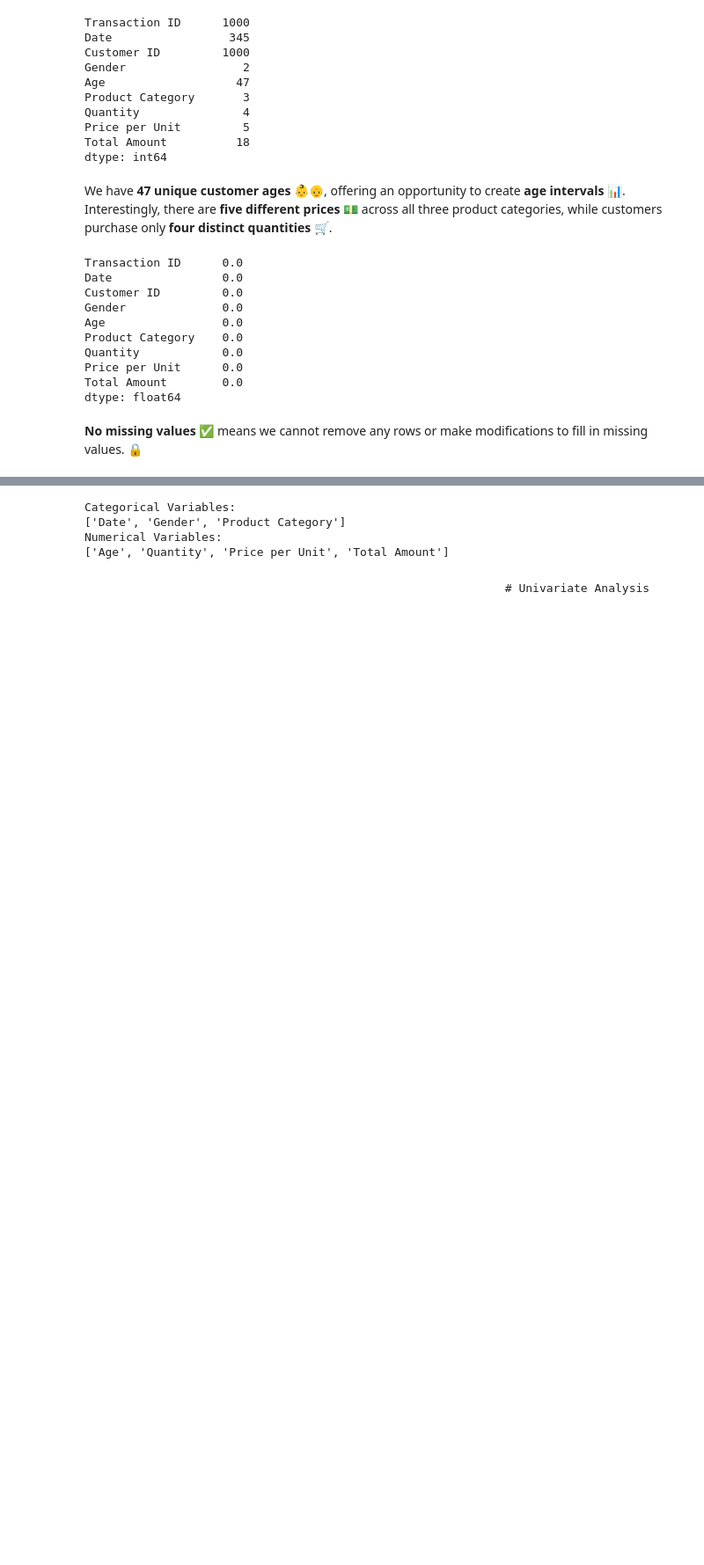
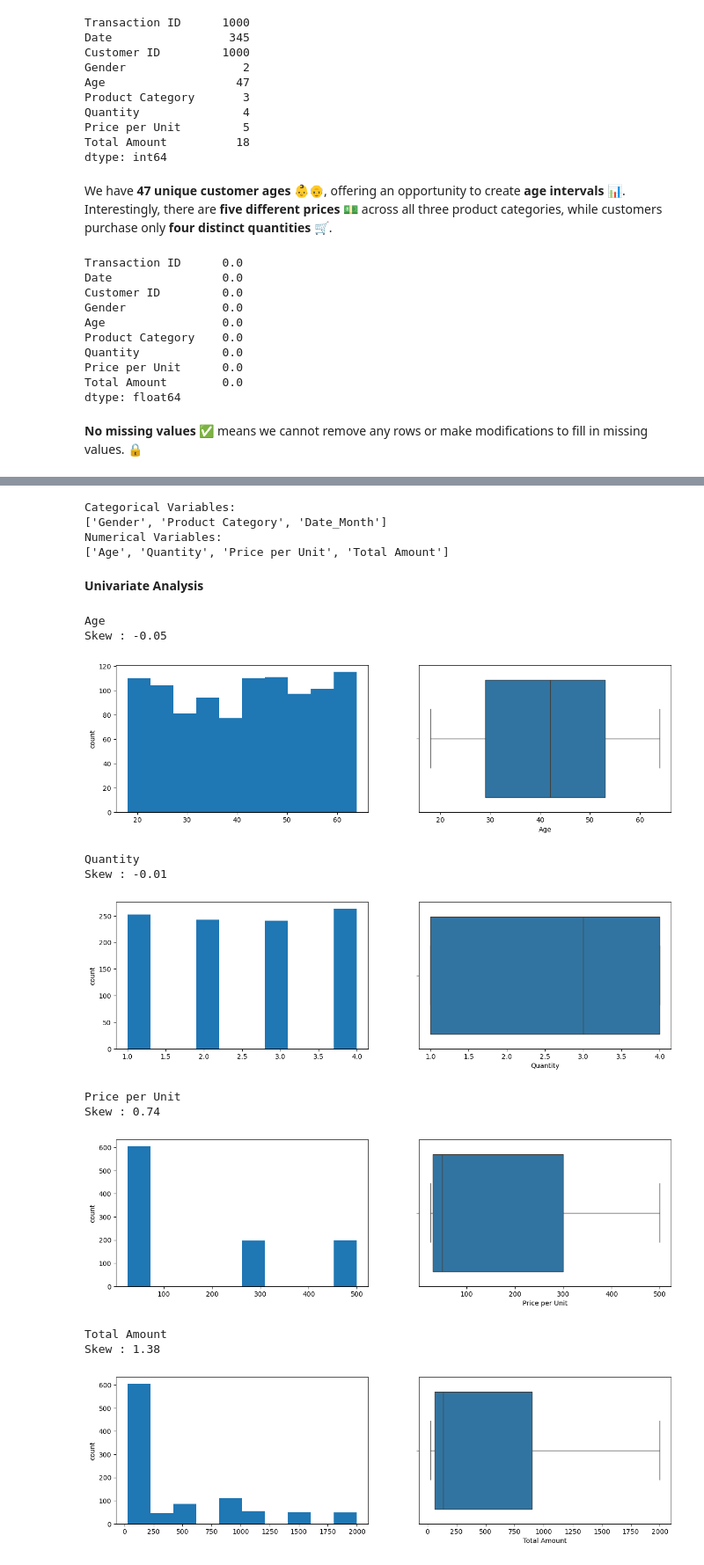
Before and after one commit to Team9DSI/Retail-Sales-and-Customer-Demographics, a Jupyter notebook: data/processed/EDA_Srujana.ipynb, the cells around one changed output, grey strips where cells are left out. Shown at 88% size. Saved outputs shown, nothing was run; the diff lists cells and outputs as text; code cells hidden in the pictures; blank space fills up the shorter version.

Commit message:
univariate analysis done

```diff
--- a/data/processed/EDA_Srujana.ipynb
+++ b/data/processed/EDA_Srujana.ipynb
@@ -100,0 +111,8 @@ dtype: float64
+# %%
+# Convert the 'Date' column to datetime type because "dt" function can only used for datetime type
+retail_data['Date'] = pd.to_datetime(retail_data['Date'])
+
+# Extract the month as text and create a new column 'Date_Month'
+retail_data['Date_Month'] = retail_data['Date'].dt.strftime('%B')
+
+print(retail_data)
@@ -116,8 +152,32 @@ print("Numerical Variables:")
 print(num_cols)
 # %% [output]
 Categorical Variables:
-['Date', 'Gender', 'Product Category']
+['Gender', 'Product Category', 'Date_Month']
 Numerical Variables:
 ['Age', 'Quantity', 'Price per Unit', 'Total Amount']
 # %% [markdown]
-                                                               # Univariate Analysis
+**Univariate Analysis**
+# %%
+for col in num_cols:
+    print(col)
+    print('Skew :', round(retail_data[col].skew(), 2))
+    plt.figure(figsize = (15, 4))
+    plt.subplot(1, 2, 1)
+    retail_data[col].hist(grid=False)
+    plt.ylabel('count')
+    plt.subplot(1, 2, 2)
+    sns.boxplot(x=retail_data[col])
+    plt.show()
+# %% [output]
+Age
+Skew : -0.05
+[figure, added]
+Quantity
+Skew : -0.01
+[figure, added]
+Price per Unit
+Skew : 0.74
+[figure, added]
+Total Amount
+Skew : 1.38
+[figure, added]
```
Also changed, not shown: parts of 6 cells of this notebook.
